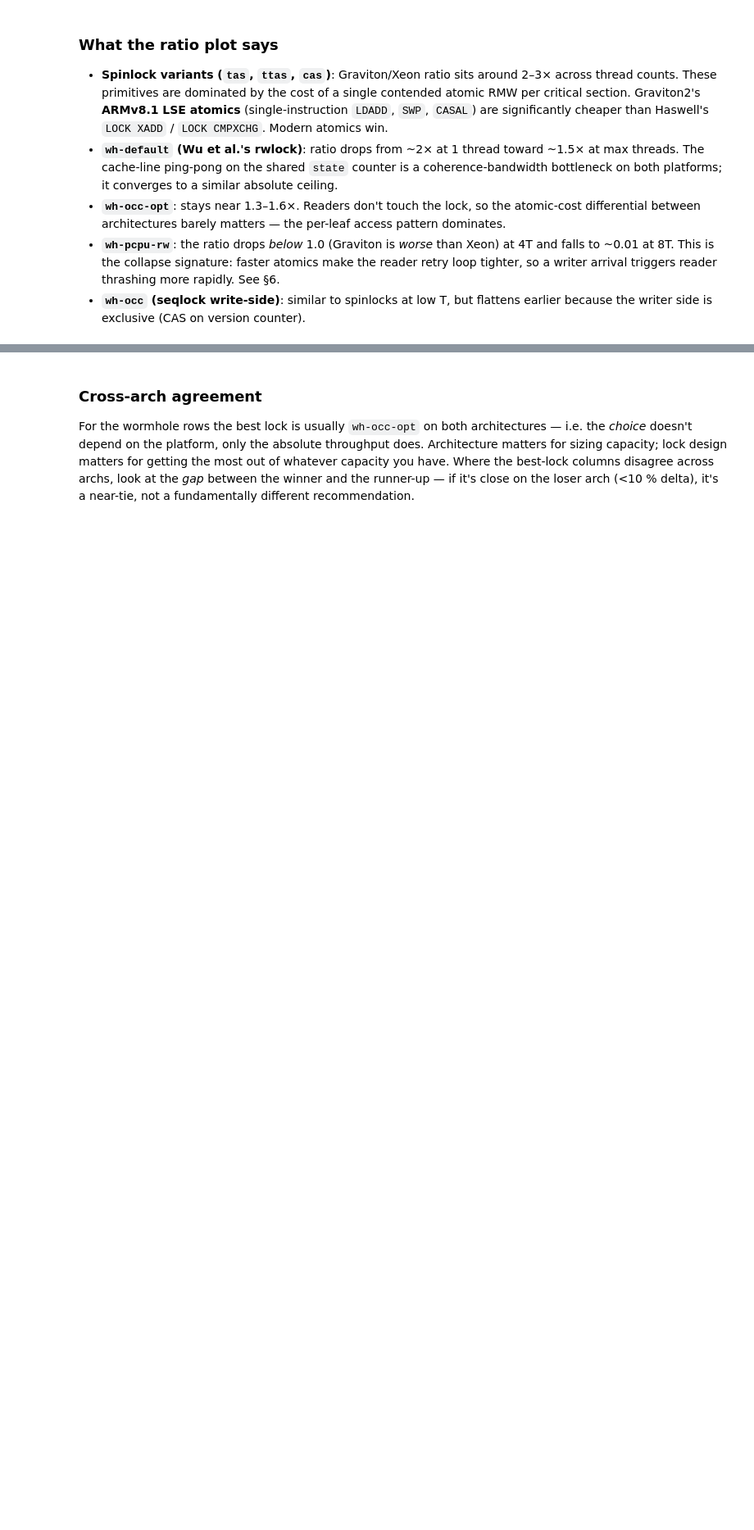
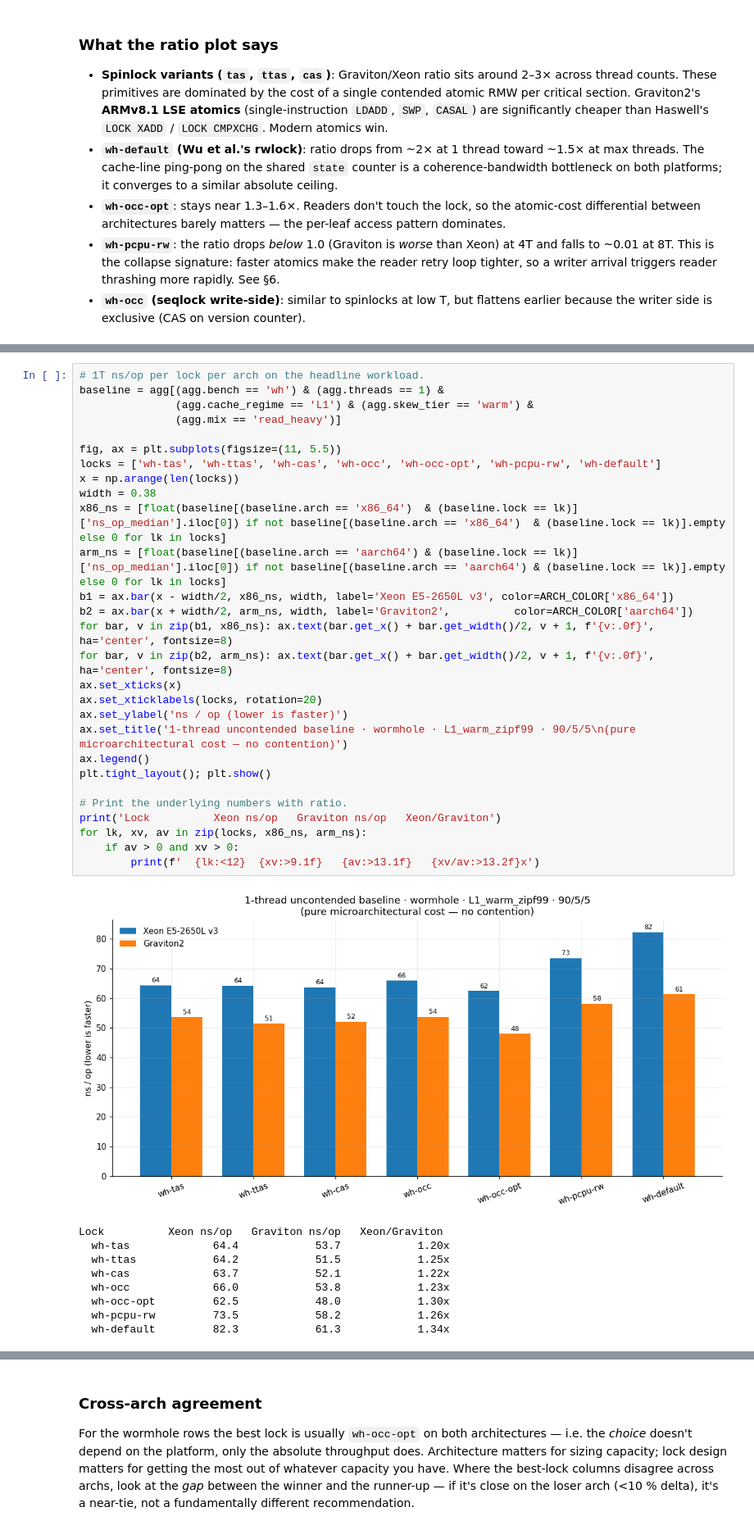
Before and after one commit to apana03/lockbench, a Jupyter notebook: scripts/lockbench_analysis.ipynb, the cells around one changed output, grey strips where cells are left out. Shown at 82% size. Cells and saved outputs as stored; diff of their text form; blank space fills up the shorter version.

```diff
--- a/scripts/lockbench_analysis.ipynb
+++ b/scripts/lockbench_analysis.ipynb
@@ -291,0 +324,38 @@ plt.tight_layout(); plt.show()
+# %%
+# 1T ns/op per lock per arch on the headline workload.
+baseline = agg[(agg.bench == 'wh') & (agg.threads == 1) &
+               (agg.cache_regime == 'L1') & (agg.skew_tier == 'warm') &
+               (agg.mix == 'read_heavy')]
+
+fig, ax = plt.subplots(figsize=(11, 5.5))
+locks = ['wh-tas', 'wh-ttas', 'wh-cas', 'wh-occ', 'wh-occ-opt', 'wh-pcpu-rw', 'wh-default']
+x = np.arange(len(locks))
+width = 0.38
+x86_ns = [float(baseline[(baseline.arch == 'x86_64')  & (baseline.lock == lk)]['ns_op_median'].iloc[0]) if not baseline[(baseline.arch == 'x86_64')  & (baseline.lock == lk)].empty else 0 for lk in locks]
+arm_ns = [float(baseline[(baseline.arch == 'aarch64') & (baseline.lock == lk)]['ns_op_median'].iloc[0]) if not baseline[(baseline.arch == 'aarch64') & (baseline.lock == lk)].empty else 0 for lk in locks]
+b1 = ax.bar(x - width/2, x86_ns, width, label='Xeon E5-2650L v3', color=ARCH_COLOR['x86_64'])
+b2 = ax.bar(x + width/2, arm_ns, width, label='Graviton2',          color=ARCH_COLOR['aarch64'])
+for bar, v in zip(b1, x86_ns): ax.text(bar.get_x() + bar.get_width()/2, v + 1, f'{v:.0f}', ha='center', fontsize=8)
+for bar, v in zip(b2, arm_ns): ax.text(bar.get_x() + bar.get_width()/2, v + 1, f'{v:.0f}', ha='center', fontsize=8)
+ax.set_xticks(x)
+ax.set_xticklabels(locks, rotation=20)
+ax.set_ylabel('ns / op (lower is faster)')
+ax.set_title('1-thread uncontended baseline · wormhole · L1_warm_zipf99 · 90/5/5\n(pure microarchitectural cost — no contention)')
+ax.legend()
+plt.tight_layout(); plt.show()
+
+# Print the underlying numbers with ratio.
+print('Lock          Xeon ns/op   Graviton ns/op   Xeon/Graviton')
+for lk, xv, av in zip(locks, x86_ns, arm_ns):
+    if av > 0 and xv > 0:
+        print(f'  {lk:<12}  {xv:>9.1f}   {av:>13.1f}   {xv/av:>13.2f}x')
+# %% [output]
+[figure, added]
+Lock          Xeon ns/op   Graviton ns/op   Xeon/Graviton
+  wh-tas             64.4            53.7            1.20x
+  wh-ttas            64.2            51.5            1.25x
+  wh-cas             63.7            52.1            1.22x
+  wh-occ             66.0            53.8            1.23x
+  wh-occ-opt         62.5            48.0            1.30x
+  wh-pcpu-rw         73.5            58.2            1.26x
+  wh-default         82.3            61.3            1.34x
```
Also changed, not shown: parts of 19 cells of this notebook, 1 other file.
